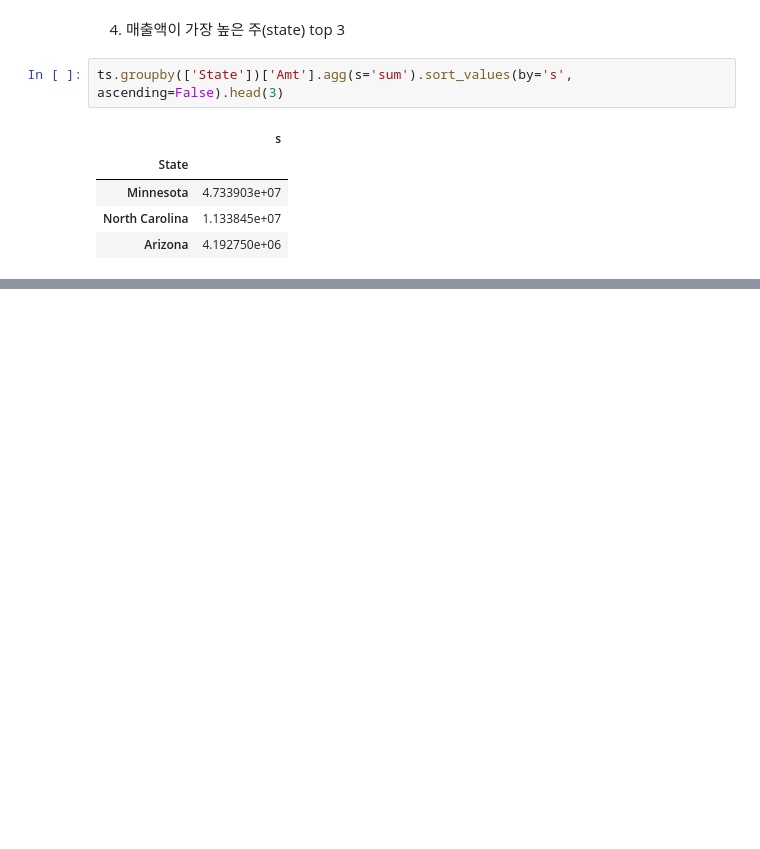
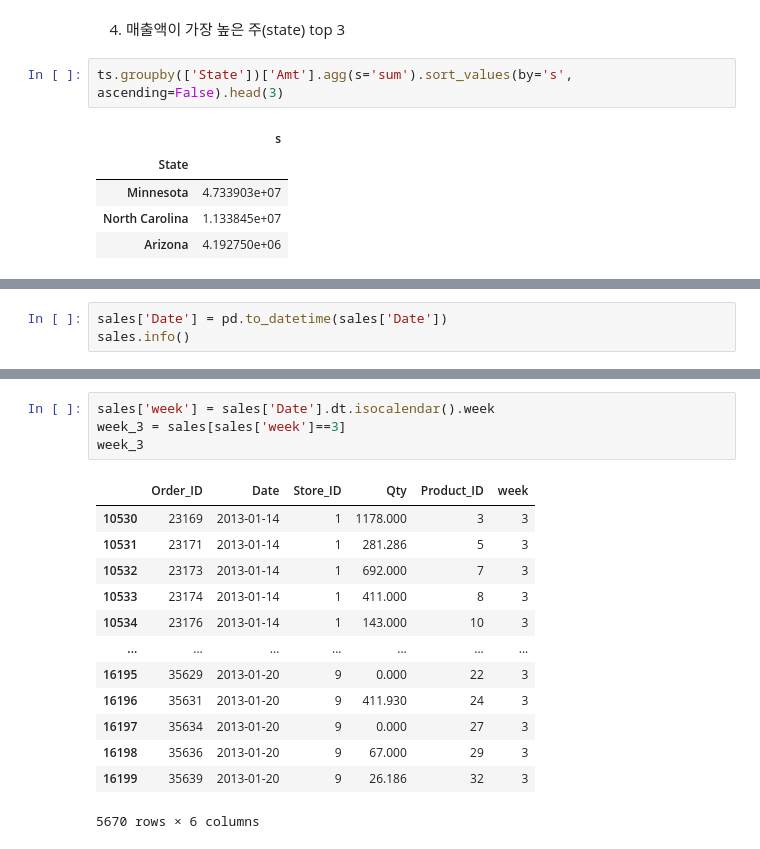
Before and after one commit to mingd00/aivle-workspace, a Jupyter notebook: 데이터 처리/chapter 02. 데이터프레임 결합.ipynb, the cells around one changed output, grey strips where cells are left out. Saved outputs shown, nothing was run; the diff lists cells and outputs as text; blank space fills up the shorter version.

```diff
--- a/데이터 처리/chapter 02. 데이터프레임 결합.ipynb
+++ b/데이터 처리/chapter 02. 데이터프레임 결합.ipynb
@@ -461,0 +470,3 @@ ts.groupby(['State'])['Amt'].agg(s='sum').sort_values(by='s', ascending=False).h
+# %%
+sales['Date'] = pd.to_datetime(sales['Date'])
+sales.info()
@@ -461,0 +486,18 @@ ts.groupby(['State'])['Amt'].agg(s='sum').sort_values(by='s', ascending=False).h
+# %%
+sales['week'] = sales['Date'].dt.isocalendar().week
+week_3 = sales[sales['week']==3]
+week_3
+# %% [output]
+|  | Order_ID | Date | Store_ID | Qty | Product_ID | week |
+| 10530 | 23169 | 2013-01-14 | 1 | 1178.000 | 3 | 3 |
+| 10531 | 23171 | 2013-01-14 | 1 | 281.286 | 5 | 3 |
+| 10532 | 23173 | 2013-01-14 | 1 | 692.000 | 7 | 3 |
+| 10533 | 23174 | 2013-01-14 | 1 | 411.000 | 8 | 3 |
+| 10534 | 23176 | 2013-01-14 | 1 | 143.000 | 10 | 3 |
+| ... | ... | ... | ... | ... | ... | ... |
+| 16195 | 35629 | 2013-01-20 | 9 | 0.000 | 22 | 3 |
+| 16196 | 35631 | 2013-01-20 | 9 | 411.930 | 24 | 3 |
+| 16197 | 35634 | 2013-01-20 | 9 | 0.000 | 27 | 3 |
+| 16198 | 35636 | 2013-01-20 | 9 | 67.000 | 29 | 3 |
+| 16199 | 35639 | 2013-01-20 | 9 | 26.186 | 32 | 3 |
+5670 rows × 6 columns
```
Also changed, not shown: parts of 18 cells of this notebook, 1 other file.
